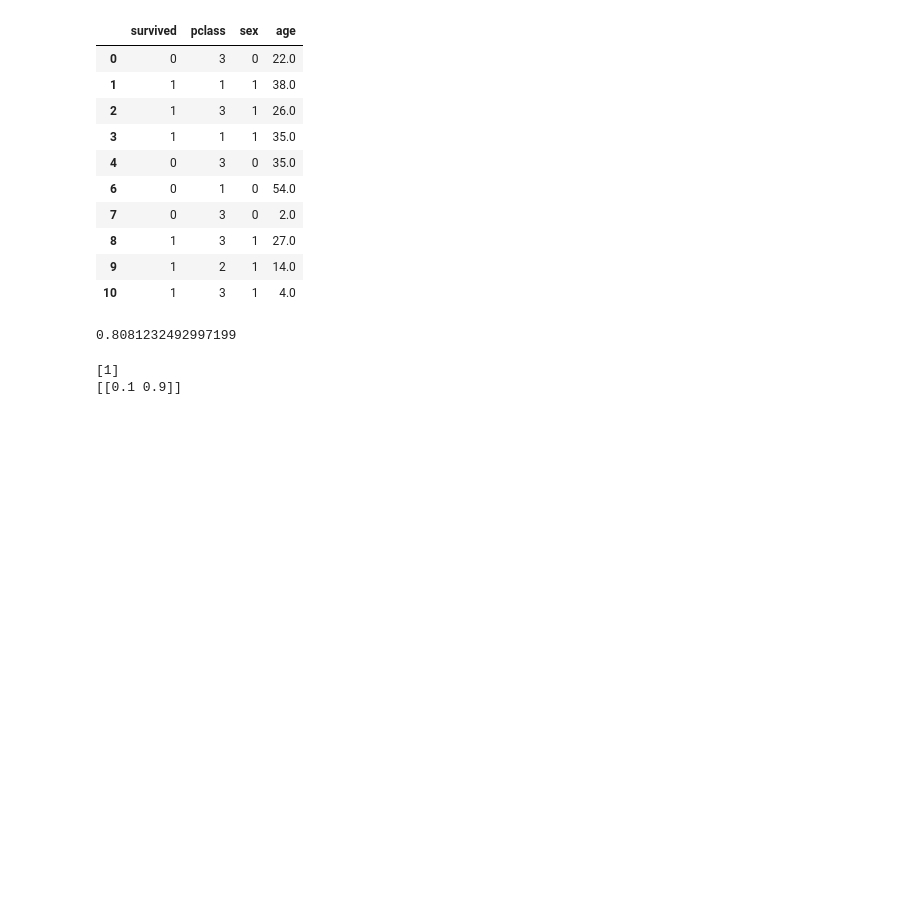
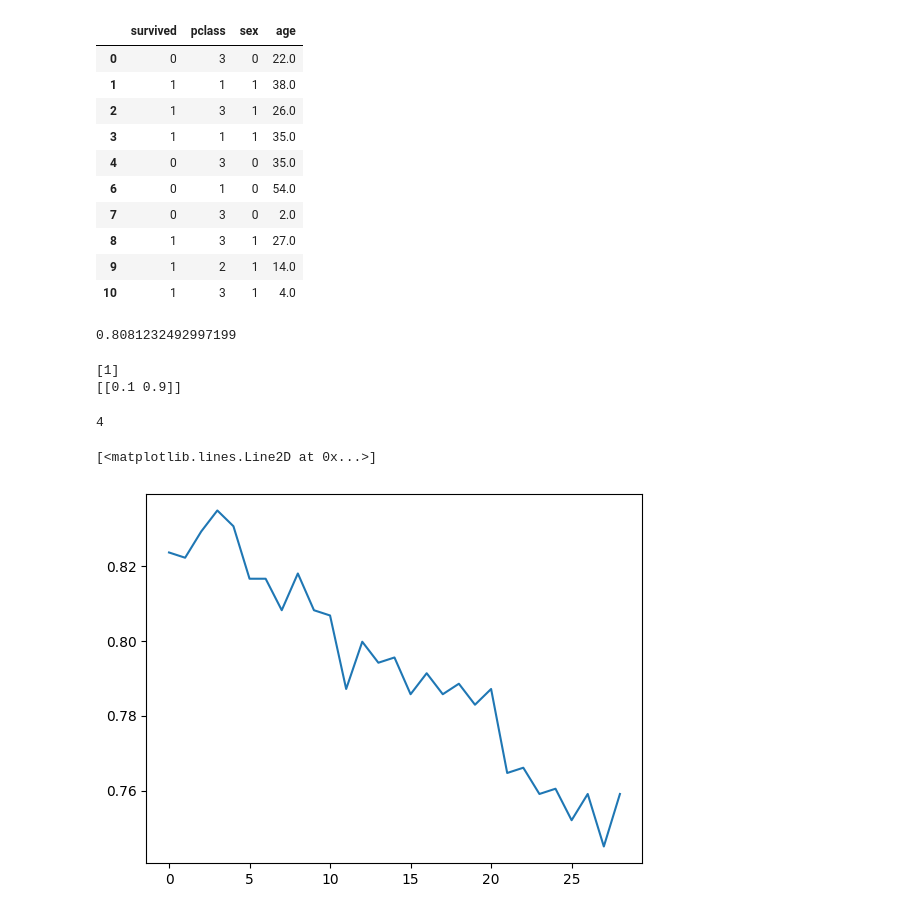
Before and after one commit to Mal-Lem/Classification, a Jupyter notebook: Titanic.ipynb, the cells around one changed output. Cells and saved outputs as stored; diff of their text form; code cells hidden in the pictures; blank space fills up the shorter version.

```diff
--- a/Titanic.ipynb
+++ b/Titanic.ipynb
@@ -68,3 +68,25 @@ survie(model)
 # %% [output]
 [1]
 [[0.1 0.9]]
+# %%
+#pour trouver la meilleur valeur de voisin n_neighbors pour ce model
+
+score = []
+best_k = 1
+best_score = 0
+
+for k in range(best_k, 30):
+    model = KNeighborsClassifier(n_neighbors=k)
+    model.fit(X, y)
+    score.append(model.score(X, y))
+
+    if best_score < model.score(X, y):
+        best_k = k
+        best_score = model.score(X, y)
+
+print(best_k)
+plt.plot(score)
+# %% [output]
+4
+[<matplotlib.lines.Line2D at 0x...>]
+[figure, added]
```
